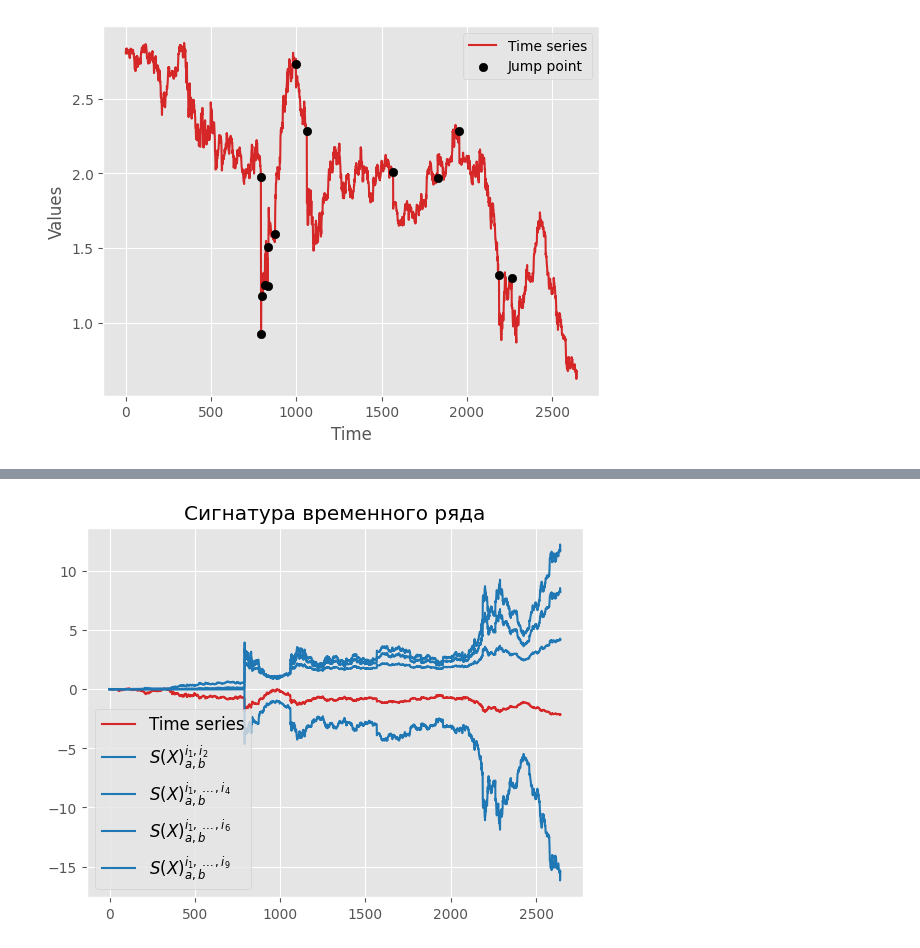
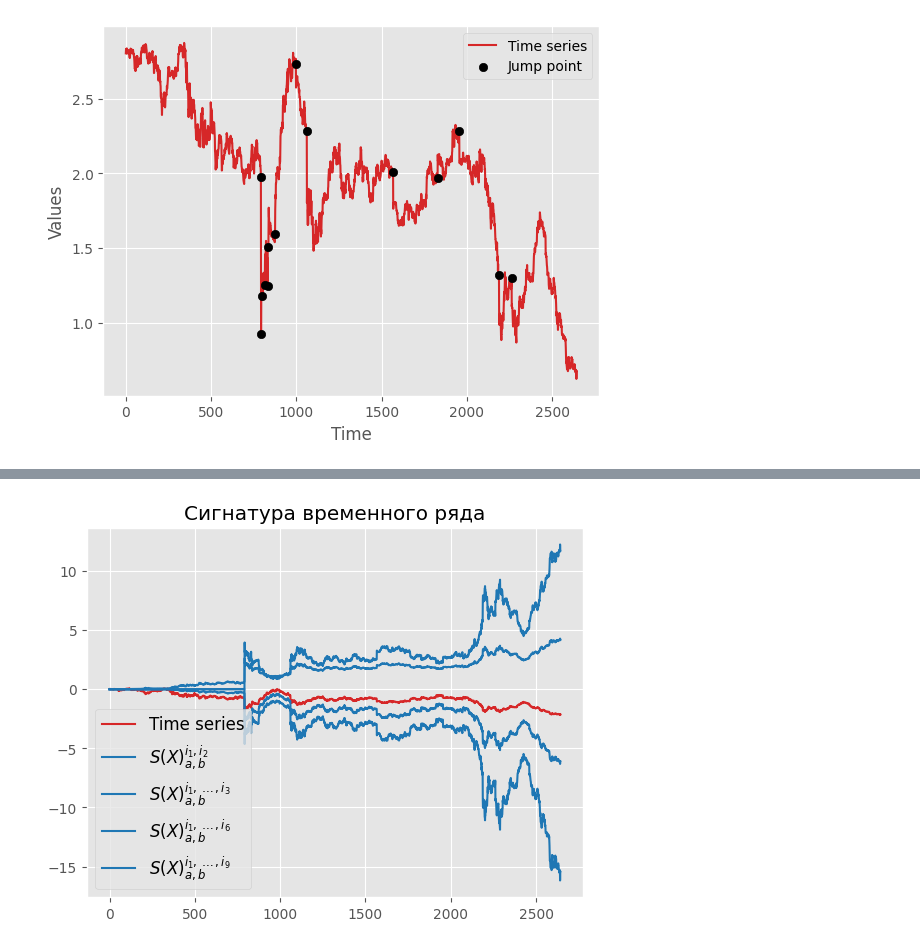
Before and after one commit to kirillzx/JDFlow, a Jupyter notebook: diffusion_model.ipynb, the cells around one changed output, grey strips where cells are left out. Saved outputs shown, nothing was run; the diff lists cells and outputs as text; code cells hidden in the pictures.

```diff
--- a/diffusion_model.ipynb
+++ b/diffusion_model.ipynb
@@ -224,14 +235,14 @@ def compute_path_signature(X, a=0, b=1, level_threshold=3):
 # %%
-t, X_t, X_prime_t, signature, signature_terms = compute_path_signature([data], level_threshold=10)
+t, X_t, X_prime_t, signature, signature_terms = compute_path_signature([data], level_threshold=15)
 # %%
 plt.plot(signature[1][0], color='tab:red', label='Time series')
 plt.plot(signature[2][0], color='tab:blue', label='$S(X)_{a,b}^{i_1,i_2}$')
-plt.plot(signature[4][0], color='tab:blue', label='$S(X)_{a,b}^{i_1,\dots,i_4}$')
+plt.plot(signature[3][0], color='tab:blue', label='$S(X)_{a,b}^{i_1,\dots,i_3}$')
 plt.plot(signature[6][0], color='tab:blue', label='$S(X)_{a,b}^{i_1,\dots,i_6}$')
 plt.plot(signature[9][0], color='tab:blue', label='$S(X)_{a,b}^{i_1,\dots,i_9}$')
 
 plt.legend(fontsize=12, loc=3)
 plt.title('Сигнатура временного ряда')
 plt.show()
 # %% [output]
-[figure, old version]
+[figure, new version]
```
Also changed, not shown: parts of 8 cells of this notebook, 5 other files.
